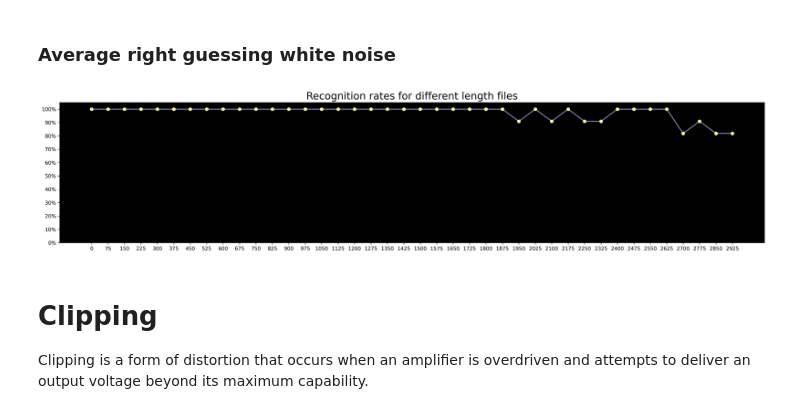
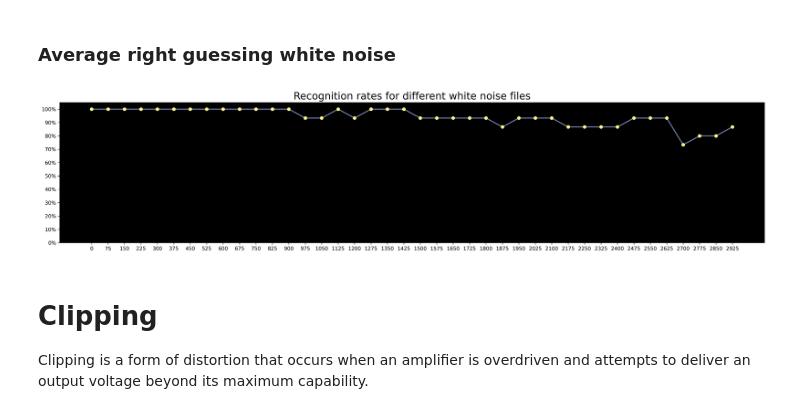
Before and after one commit to exdsgift/Shazam-Clone, a Jupyter notebook: integrazione.ipynb, the cells around one changed output. Cells and saved outputs as stored; diff of their text form; code cells hidden in the pictures.

Commit message:
completed average right guessing in integrazione.ipynb, added some needed functions in functions.py, added some registrations to perform testing

```diff
--- a/integrazione.ipynb
+++ b/integrazione.ipynb
@@ -188,9 +183,0 @@ f.remove_created_audio_files_end('white_noise')
-# %%
-for noise in np.arange(0, 3000, 75):
-    os.mkdir(f'white_noise/{noise}')
-    for file in os.listdir('converted_memo/original'):
-        if file.endswith('.wav'):
-            rate, data = wav.read(f'converted_memo/original/{file}')
-            noisy_data = f.add_white_noise(data, noise)
-            file_location = f'white_noise/{noise}/{file}'
-            wav.write(file_location, rate, noisy_data.astype(np.int16))
@@ -199,11 +188,11 @@ list_of_right_songs = [f.scores_different_lenght(f'white_noise/{x}', database, s
 # %%
 plt.figure(figsize = (25, 5))
 plt.title('Recognition rates for different white noise files', fontsize = 20)
-plt.plot(np.array(list_of_right_songs) / 11 * 100, zorder = 1)
-plt.scatter(np.arange(0, len(list_of_right_songs), 1), np.array(list_of_right_songs) / 11 * 100, color = '#FFF689', zorder = 2)
+plt.plot(np.array(list_of_right_songs) / 15 * 100, zorder = 1)
+plt.scatter(np.arange(0, len(list_of_right_songs), 1), np.array(list_of_right_songs) / 15 * 100, color = '#FFF689', zorder = 2)
 plt.ylim(0, 105)
 plt.yticks(labels = [str(x)+'%' for x in np.arange(0, 110, 10)], ticks = np.arange(0, 110, 10))
 plt.xticks(labels = np.arange(0, 3000, 75), ticks = np.arange(0, len(list_of_right_songs), 1))
 plt.show()
 # %% [output]
-[figure, old version]
+[figure, new version]
```
Also changed, not shown: parts of 22 cells of this notebook, 5 other files.
